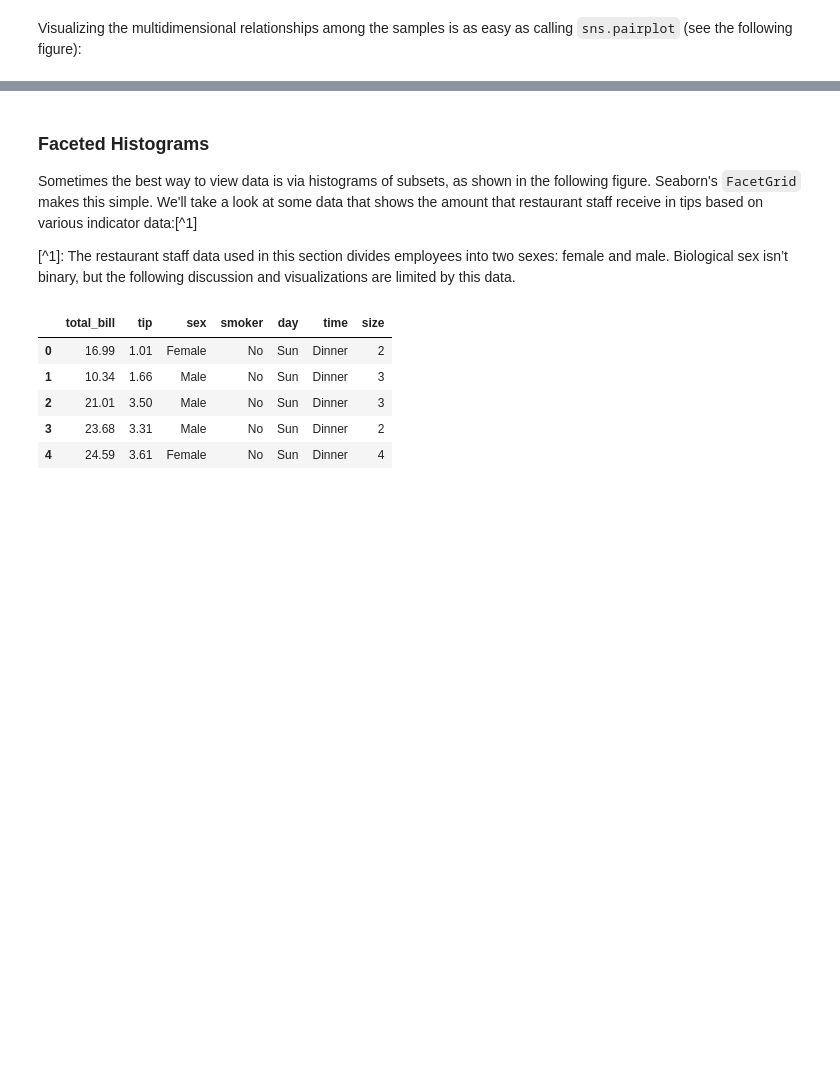
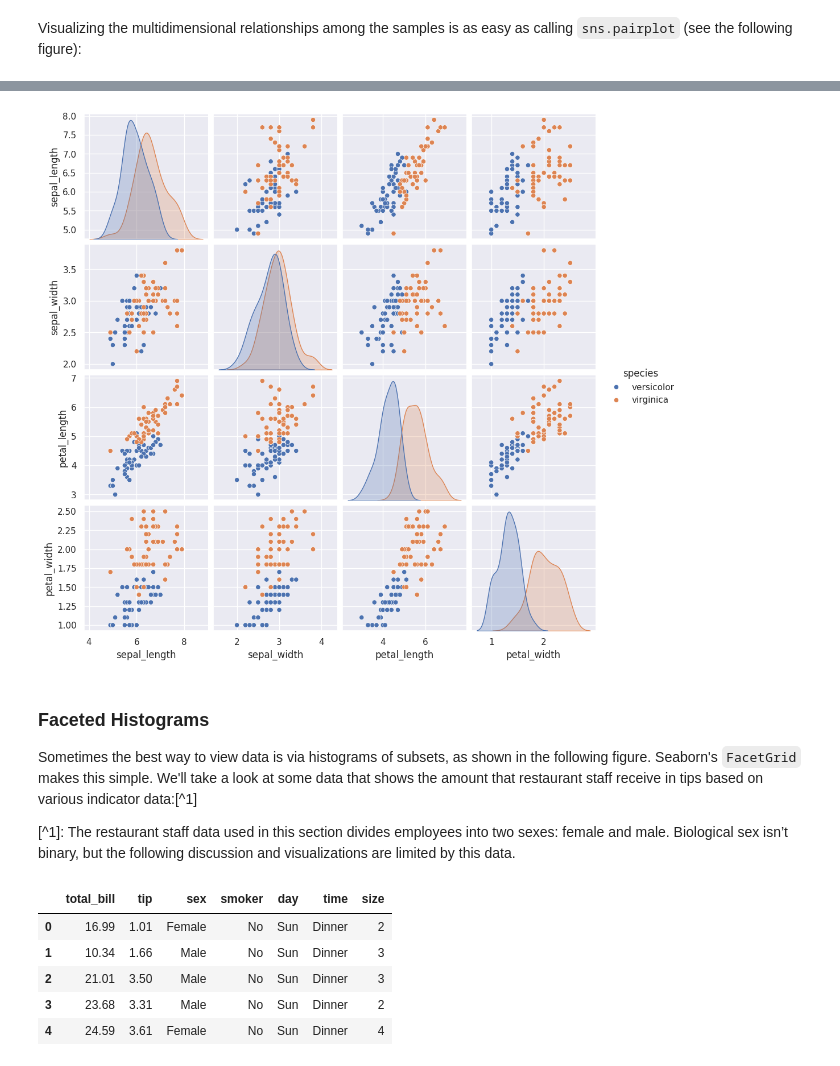
Before and after one commit to bertramwooster/PythonDataScienceHandbook, a Jupyter notebook: notebooks/04.14-Visualization-With-Seaborn.ipynb, the cells around one changed output, grey strips where cells are left out. Saved outputs shown, nothing was run; the diff lists cells and outputs as text; code cells hidden in the pictures; blank space fills up the shorter version.

```diff
--- a/notebooks/04.14-Visualization-With-Seaborn.ipynb
+++ b/notebooks/04.14-Visualization-With-Seaborn.ipynb
@@ -80,3 +96,7 @@ sns.pairplot(iris, hue='species', height=2.5);
+# %%
+sns.pairplot(iris[iris['petal_length']>=2], hue='species', height=2.5);
+# %% [output]
+[figure, added]
 # %% [markdown]
 ### Faceted Histograms
 
```
Also changed, not shown: parts of 6 cells of this notebook.
